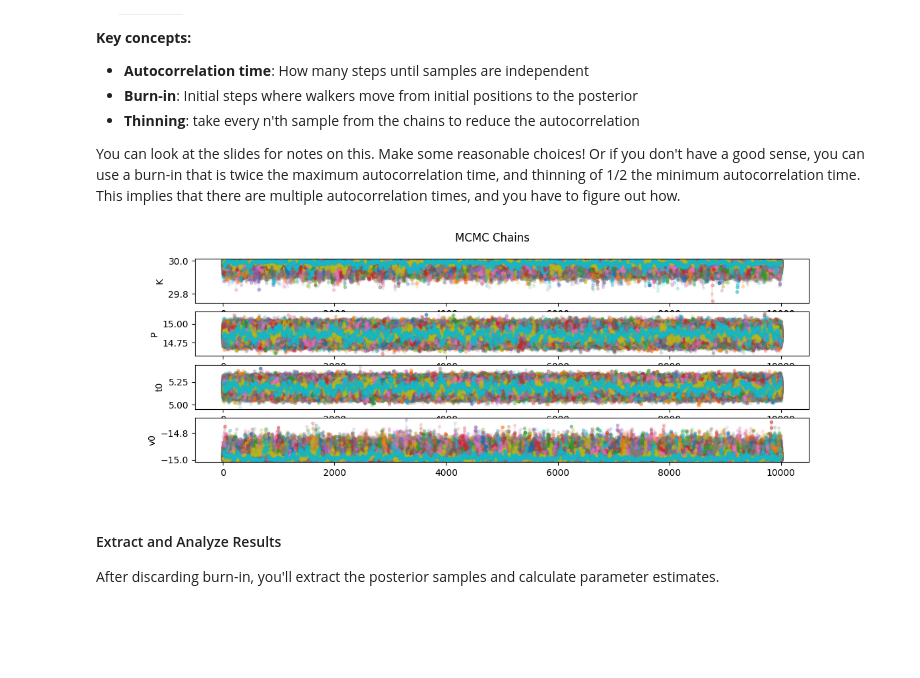
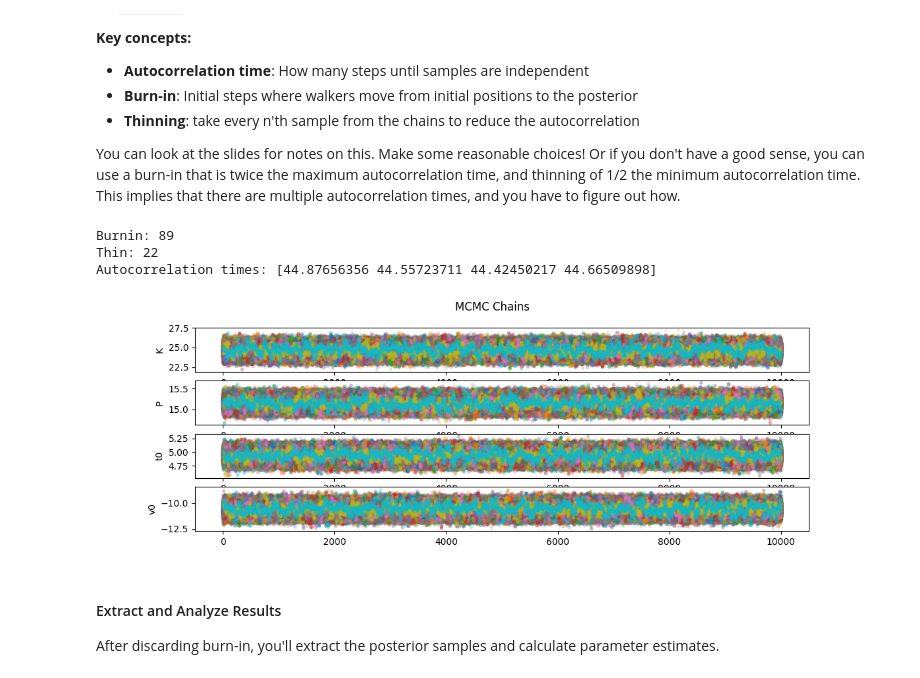
Before and after one commit to aher4/ShatakshiAher_ast496_2025_Fall, a Jupyter notebook: homework/Mathew_Icho_HW/hw02.ipynb, the cells around one changed output. Saved outputs shown, nothing was run; the diff lists cells and outputs as text; code cells hidden in the pictures; blank space fills up the shorter version.

```diff
--- a/homework/Mathew_Icho_HW/hw02.ipynb
+++ b/homework/Mathew_Icho_HW/hw02.ipynb
@@ -108,8 +108,8 @@ def log_likelihood(theta, t, v, v_err):
         Measurement uncertainty
     """
     # you're doing this
-    v_model = theta[0] * np.sin((2*np.pi*(t - theta[2])) / theta[1]) + theta[3]
-    chi_squared = np.sum((v- v_model / v_err)**2)
+    v_model = radial_velocity_model(t,theta[0],theta[1],theta[2],theta[3])
+    chi_squared = np.sum(((v- v_model) / v_err)**2)
     return -chi_squared / 2 + np.sum(-np.log(v_err*np.sqrt(2 * np.pi)))
 
 def log_prior(theta):
@@ -191,19 +191,24 @@ You can look at the slides for notes on this. Make some reasonable choices! Or i
 # %%
 # Plot the chains - and remember to label your plots - you aren't silly first-years
 samples = sampler.get_chain()
 fig, axs = plt.subplots(nrows=4, ncols=1, figsize=(12, 4))
 labels=['K', 'P', 't0', 'v0']
 
 fig.suptitle('MCMC Chains')
 
 for i in range(ndim):
     ax = axs[i]
     ax.plot(samples[:,:,i], linestyle='-', marker='.', alpha=0.1)
-    med = np.median(samples[:,i])
-    std = np.std(samples[:,i])
     ax.set_ylabel(labels[i])
 
 # Calculate autocorrelation time
 auto_time = sampler.get_autocorr_time()
+burnin = int(2 * np.max(auto_time))
+thin = int(0.5 * np.min(auto_time))
+print('Burnin:', burnin)
+print('Thin:', thin)
 # %% [output]
+Burnin: 89
+Thin: 22
+Autocorrelation times: [44.87656356 44.55723711 44.42450217 44.66509898]
-[figure, old version]
+[figure, new version]
```
Also changed, not shown: parts of 11 cells of this notebook.
